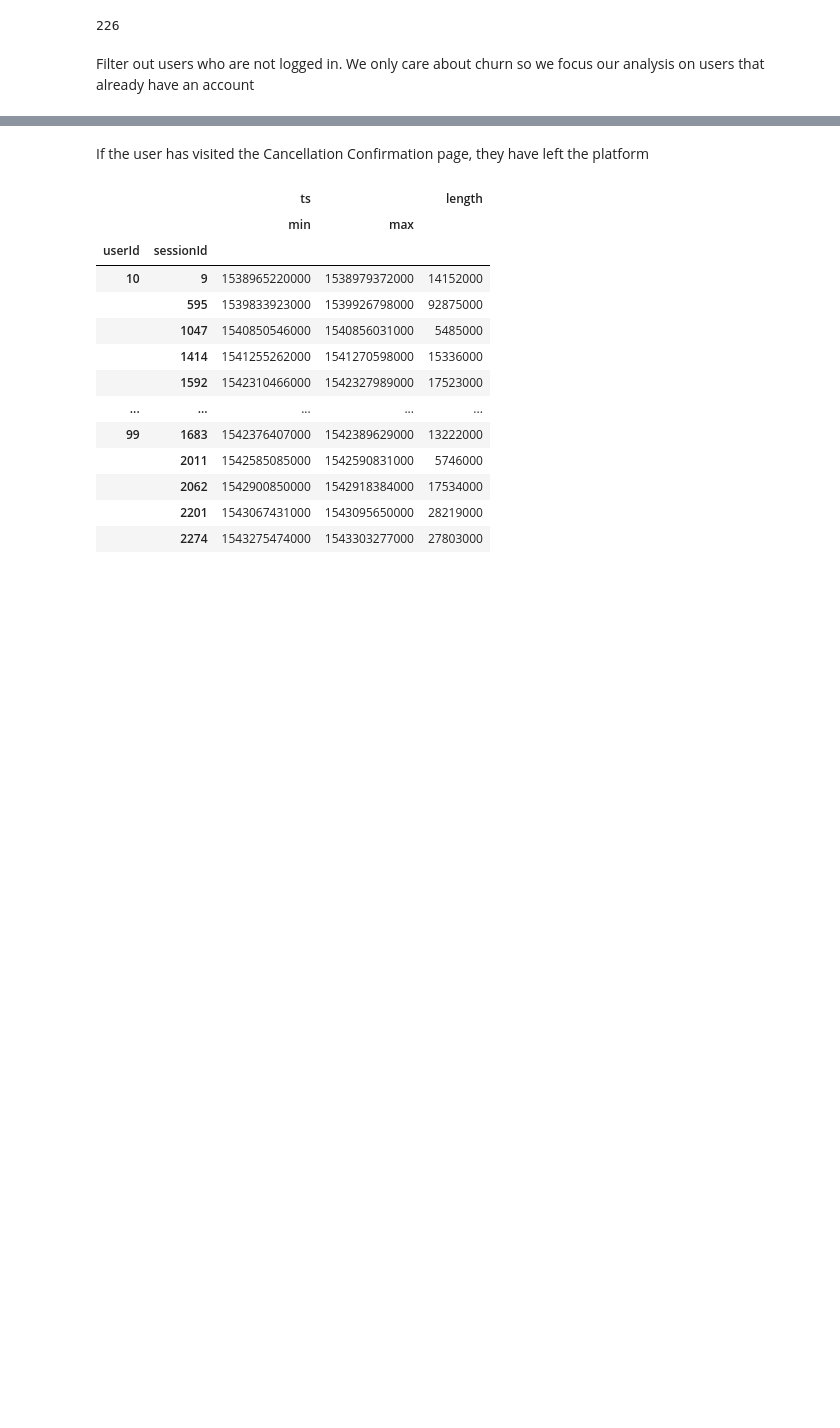
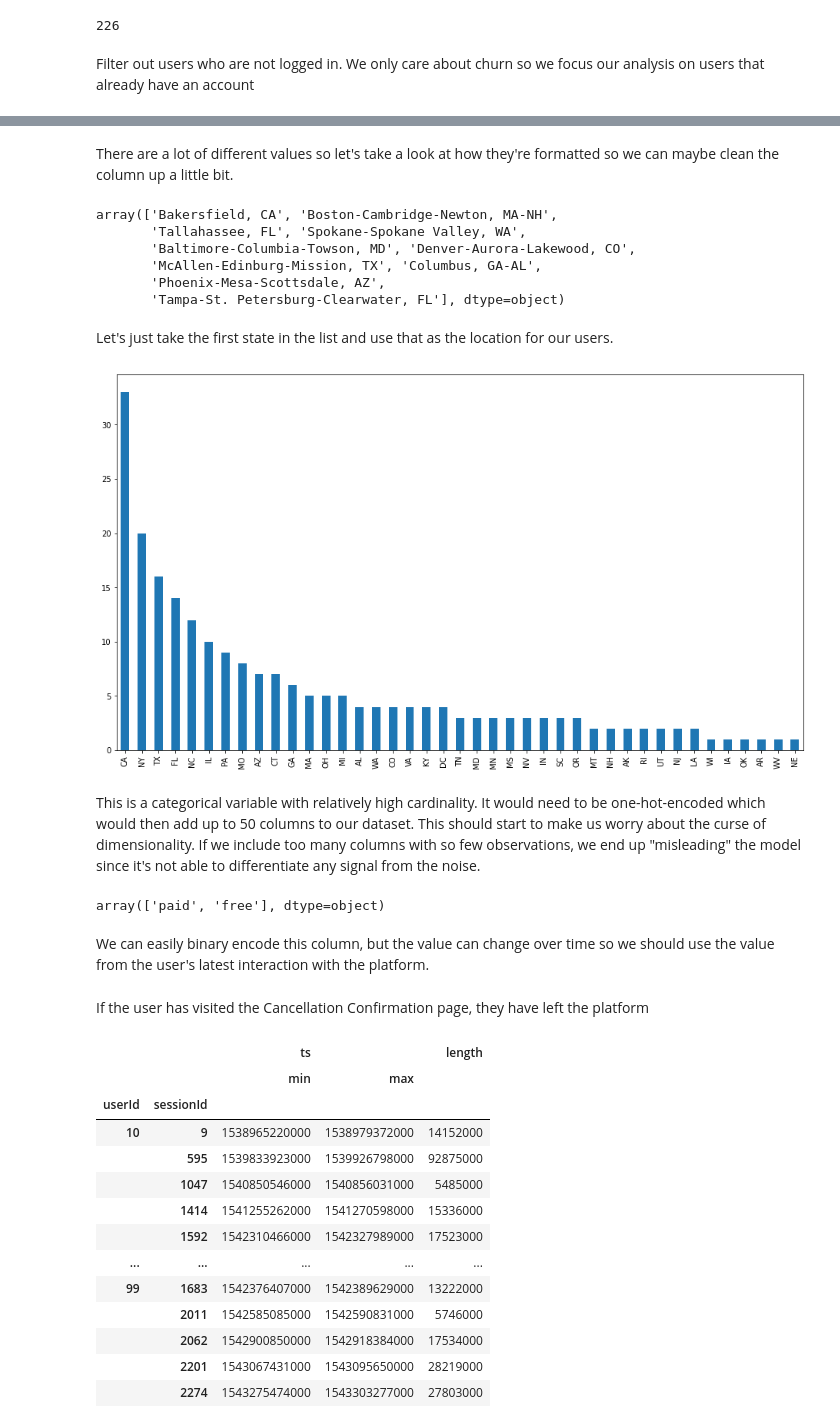
Before and after one commit to gkap720/sparkify-churn, a Jupyter notebook: EDA.ipynb, the cells around one changed output, grey strips where cells are left out. Cells and saved outputs as stored; diff of their text form; code cells hidden in the pictures; blank space fills up the shorter version.

```diff
--- a/EDA.ipynb
+++ b/EDA.ipynb
@@ -23,0 +184,13 @@ df = df[df["userId"] != ""]
+# %% [markdown]
+There are a lot of different values so let's take a look at how they're formatted so we can maybe clean the column up a little bit.
+# %%
+df["location"].unique()[:10]
+# %% [output]
+array(['Bakersfield, CA', 'Boston-Cambridge-Newton, MA-NH',
+       'Tallahassee, FL', 'Spokane-Spokane Valley, WA',
+       'Baltimore-Columbia-Towson, MD', 'Denver-Aurora-Lakewood, CO',
+       'McAllen-Edinburg-Mission, TX', 'Columbus, GA-AL',
+       'Phoenix-Mesa-Scottsdale, AZ',
+       'Tampa-St. Petersburg-Clearwater, FL'], dtype=object)
+# %% [markdown]
+Let's just take the first state in the list and use that as the location for our users.
@@ -23,0 +201,13 @@ df = df[df["userId"] != ""]
+# %%
+plt.figure(figsize=(16,9))
+df.groupby("userId")["stateCode"].unique().map(lambda x: x[0]).value_counts().plot(kind="bar");
+# %% [output]
+[figure, added]
+# %% [markdown]
+This is a categorical variable with relatively high cardinality. It would need to be one-hot-encoded which would then add up to 50 columns to our dataset. This should start to make us worry about the curse of dimensionality. If we include too many columns with so few observations, we end up "misleading" the model since it's not able to differentiate any signal from the noise.
+# %%
+df["level"].unique()
+# %% [output]
+array(['paid', 'free'], dtype=object)
+# %% [markdown]
+We can easily binary encode this column, but the value can change over time so we should use the value from the user's latest interaction with the platform.
```
Also changed, not shown: parts of 126 cells of this notebook, 3 other files.
